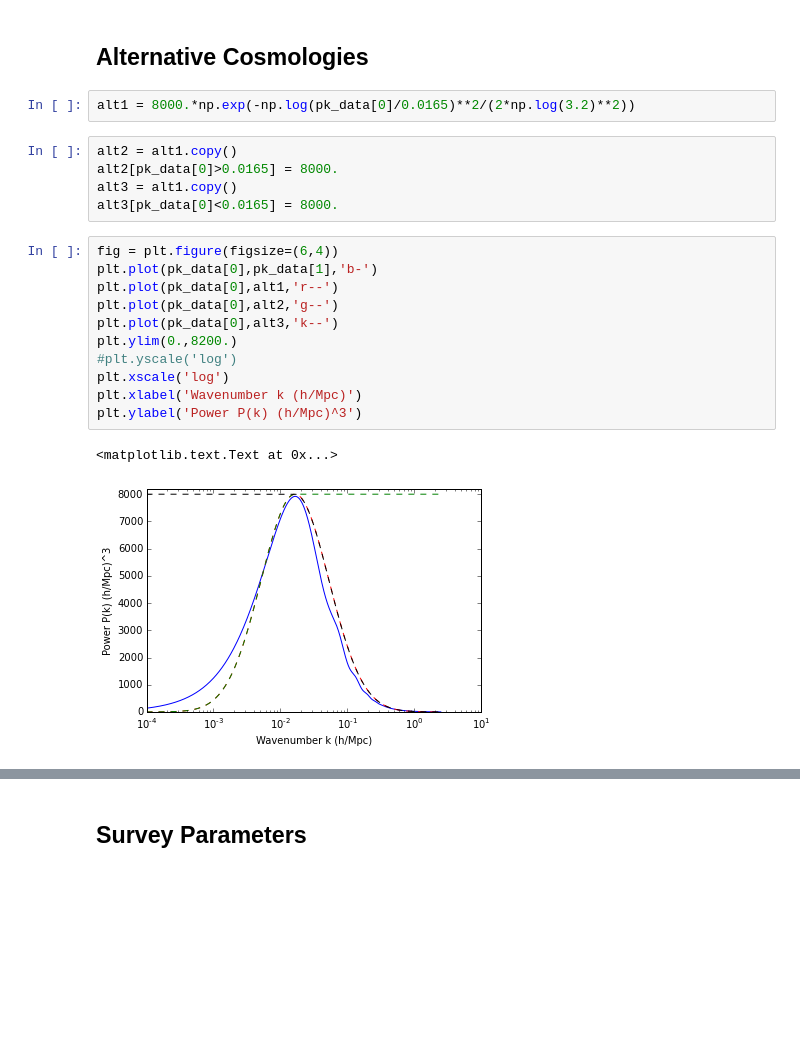
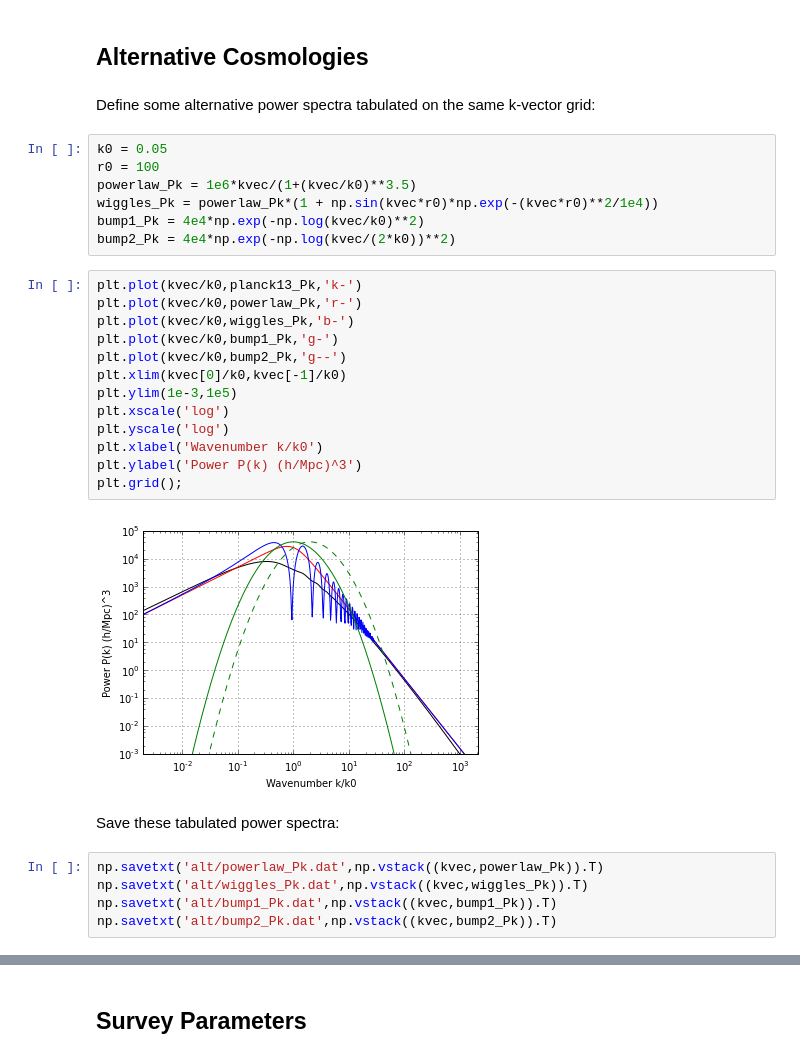
Before and after one commit to DarkEnergyScienceCollaboration/DESchool_LSS_Stats, a Jupyter notebook: LargeScaleStructureStatistics/LargeScaleStructureStatistics.ipynb, the cells around one changed output, grey strips where cells are left out. Saved outputs shown, nothing was run; the diff lists cells and outputs as text; blank space fills up the shorter version.

```diff
--- a/LargeScaleStructureStatistics/LargeScaleStructureStatistics.ipynb
+++ b/LargeScaleStructureStatistics/LargeScaleStructureStatistics.ipynb
@@ -68,24 +87,34 @@ def pk_func(kvec_hMpc):
     return pk
 # %% [markdown]
 ## Alternative Cosmologies
-# %%
-alt1 = 8000.*np.exp(-np.log(pk_data[0]/0.0165)**2/(2*np.log(3.2)**2))
-# %%
-alt2 = alt1.copy()
-alt2[pk_data[0]>0.0165] = 8000.
-alt3 = alt1.copy()
-alt3[pk_data[0]<0.0165] = 8000.
-# %%
-fig = plt.figure(figsize=(6,4))
-plt.plot(pk_data[0],pk_data[1],'b-')
-plt.plot(pk_data[0],alt1,'r--')
-plt.plot(pk_data[0],alt2,'g--')
-plt.plot(pk_data[0],alt3,'k--')
-plt.ylim(0.,8200.)
-#plt.yscale('log')
-plt.xscale('log')
-plt.xlabel('Wavenumber k (h/Mpc)')
-plt.ylabel('Power P(k) (h/Mpc)^3')
-# %% [output]
-<matplotlib.text.Text at 0x...>
-[figure, removed]
+# %% [markdown]
+Define some alternative power spectra tabulated on the same k-vector grid:
+# %%
+k0 = 0.05
+r0 = 100
+powerlaw_Pk = 1e6*kvec/(1+(kvec/k0)**3.5)
+wiggles_Pk = powerlaw_Pk*(1 + np.sin(kvec*r0)*np.exp(-(kvec*r0)**2/1e4))
+bump1_Pk = 4e4*np.exp(-np.log(kvec/k0)**2)
+bump2_Pk = 4e4*np.exp(-np.log(kvec/(2*k0))**2)
+# %%
+plt.plot(kvec/k0,planck13_Pk,'k-')
+plt.plot(kvec/k0,powerlaw_Pk,'r-')
+plt.plot(kvec/k0,wiggles_Pk,'b-')
+plt.plot(kvec/k0,bump1_Pk,'g-')
+plt.plot(kvec/k0,bump2_Pk,'g--')
+plt.xlim(kvec[0]/k0,kvec[-1]/k0)
+plt.ylim(1e-3,1e5)
+plt.xscale('log')
+plt.yscale('log')
+plt.xlabel('Wavenumber k/k0')
+plt.ylabel('Power P(k) (h/Mpc)^3')
+plt.grid();
+# %% [output]
+[figure, added]
+# %% [markdown]
+Save these tabulated power spectra:
+# %%
+np.savetxt('alt/powerlaw_Pk.dat',np.vstack((kvec,powerlaw_Pk)).T)
+np.savetxt('alt/wiggles_Pk.dat',np.vstack((kvec,wiggles_Pk)).T)
+np.savetxt('alt/bump1_Pk.dat',np.vstack((kvec,bump1_Pk)).T)
+np.savetxt('alt/bump2_Pk.dat',np.vstack((kvec,bump2_Pk)).T)
```
Also changed, not shown: parts of 18 cells of this notebook, 13 other files.
